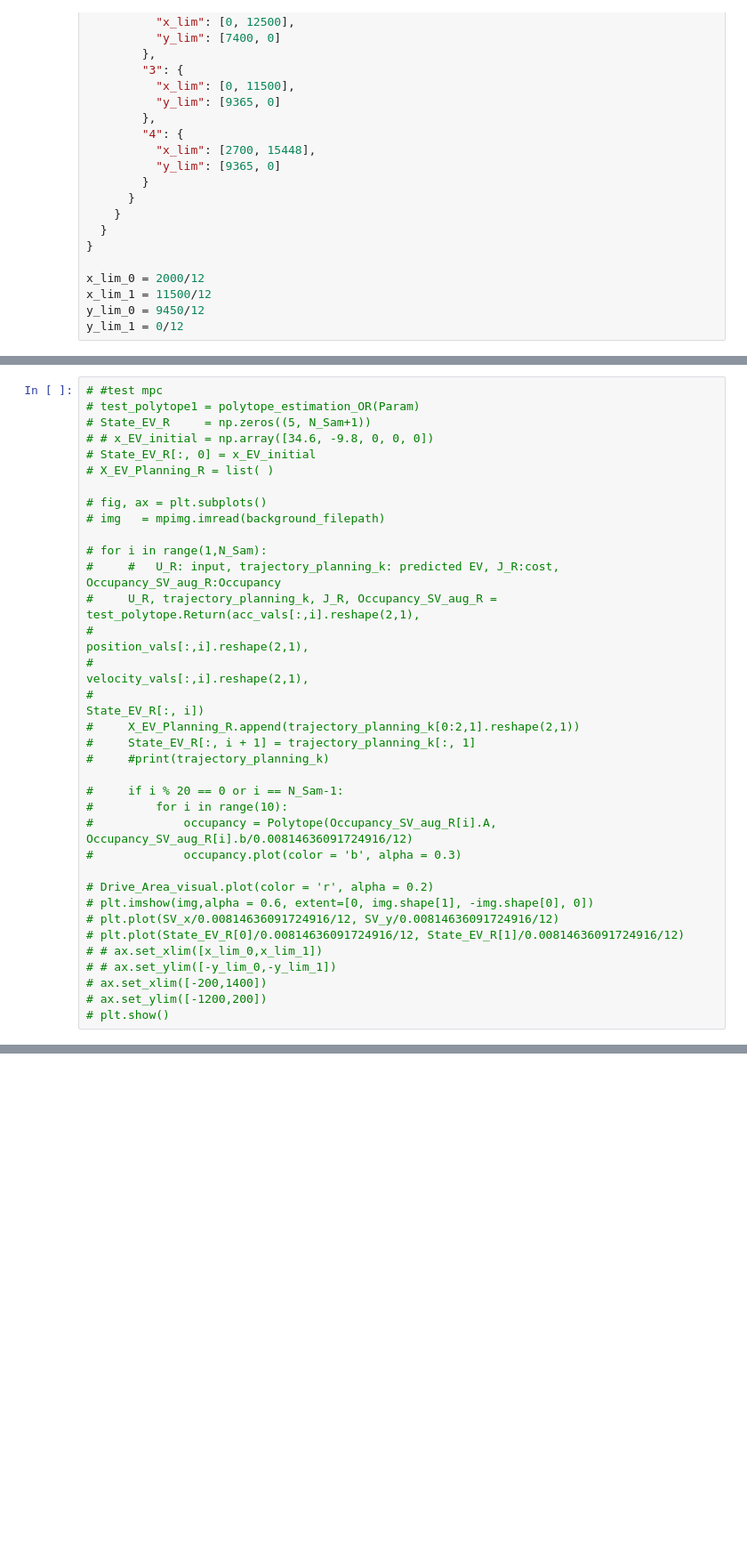
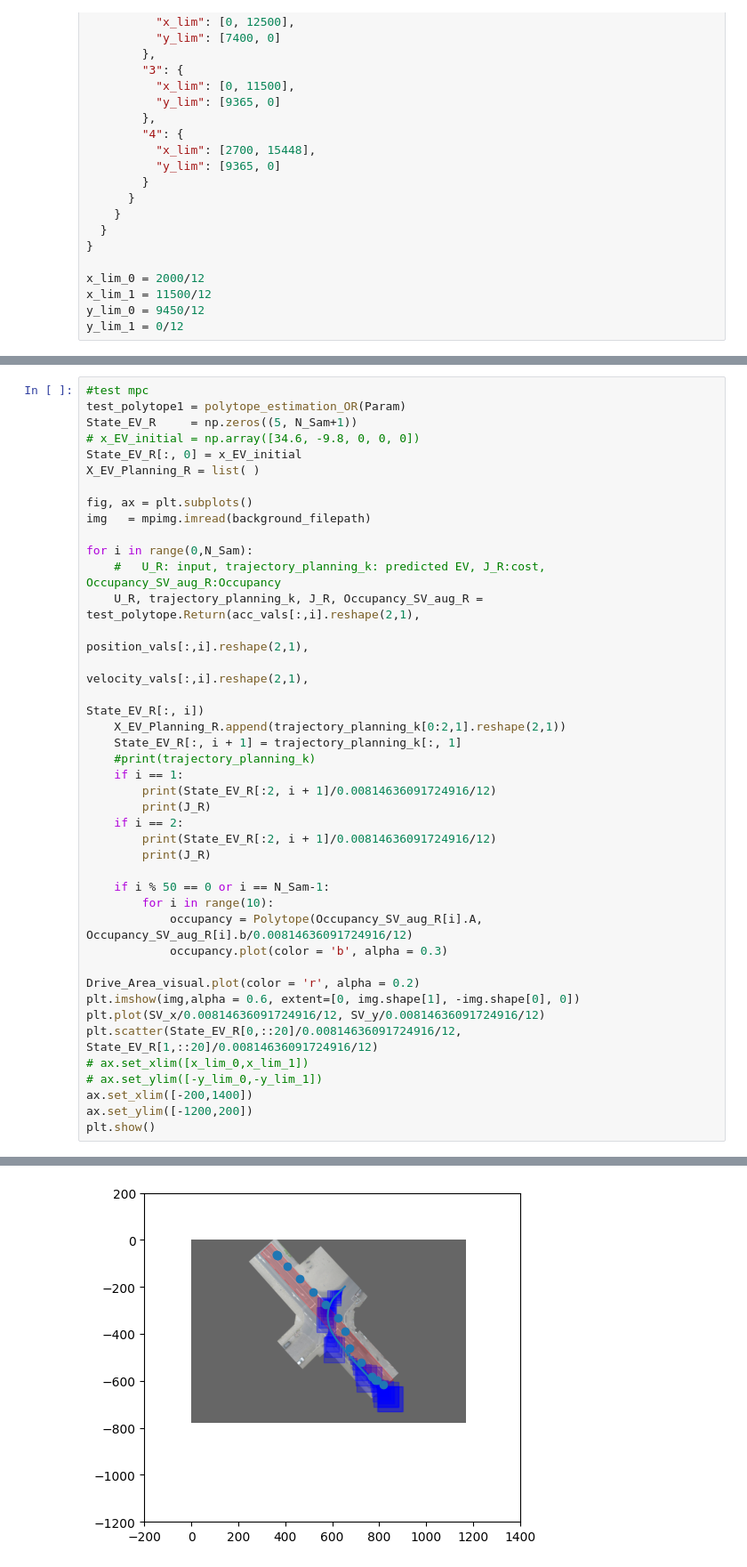
Before and after one commit to QDZHOU/FYP_Intent_Learning, a Jupyter notebook: MPC/MPC.ipynb, the cells around one changed output, grey strips where cells are left out. Shown at 89% size. Drawn from its saved outputs; the diff is of its cells as text; blank space fills up the shorter version.

```diff
--- a/MPC/MPC.ipynb
+++ b/MPC/MPC.ipynb
@@ -442,35 +463,42 @@ This program contains Ipopt, a library for large-scale nonlinear optimization.
 # %%
-# #test mpc
-# test_polytope1 = polytope_estimation_OR(Param)
-# State_EV_R     = np.zeros((5, N_Sam+1))
-# # x_EV_initial = np.array([34.6, -9.8, 0, 0, 0])
-# State_EV_R[:, 0] = x_EV_initial
-# X_EV_Planning_R = list( )
+#test mpc
+test_polytope1 = polytope_estimation_OR(Param)
+State_EV_R     = np.zeros((5, N_Sam+1))
+# x_EV_initial = np.array([34.6, -9.8, 0, 0, 0])
+State_EV_R[:, 0] = x_EV_initial
+X_EV_Planning_R = list( )
 
-# fig, ax = plt.subplots()
-# img   = mpimg.imread(background_filepath)
+fig, ax = plt.subplots()
+img   = mpimg.imread(background_filepath)
 
-# for i in range(1,N_Sam):
-#     #   U_R: input, trajectory_planning_k: predicted EV, J_R:cost, Occupancy_SV_aug_R:Occupancy
-#     U_R, trajectory_planning_k, J_R, Occupancy_SV_aug_R = test_polytope.Return(acc_vals[:,i].reshape(2,1),
-#                                                                                         position_vals[:,i].reshape(2,1),
-#                                                                                         velocity_vals[:,i].reshape(2,1),
-#                                                                                         State_EV_R[:, i])
-#     X_EV_Planning_R.append(trajectory_planning_k[0:2,1].reshape(2,1))
-#     State_EV_R[:, i + 1] = trajectory_planning_k[:, 1]
-#     #print(trajectory_planning_k)
+for i in range(0,N_Sam):
+    #   U_R: input, trajectory_planning_k: predicted EV, J_R:cost, Occupancy_SV_aug_R:Occupancy
+    U_R, trajectory_planning_k, J_R, Occupancy_SV_aug_R = test_polytope.Return(acc_vals[:,i].reshape(2,1),
+                                                                                        position_vals[:,i].reshape(2,1),
+                                                                                        velocity_vals[:,i].reshape(2,1),
+                                                                                        State_EV_R[:, i])
+    X_EV_Planning_R.append(trajectory_planning_k[0:2,1].reshape(2,1))
+    State_EV_R[:, i + 1] = trajectory_planning_k[:, 1]
+    #print(trajectory_planning_k)
+    if i == 1:
+        print(State_EV_R[:2, i + 1]/0.00814636091724916/12)
+        print(J_R)
+    if i == 2:
+        print(State_EV_R[:2, i + 1]/0.00814636091724916/12)
+        print(J_R)
 
-#     if i % 20 == 0 or i == N_Sam-1:
-#         for i in range(10):
-#             occupancy = Polytope(Occupancy_SV_aug_R[i].A, Occupancy_SV_aug_R[i].b/0.00814636091724916/12)
-#             occupancy.plot(color = 'b', alpha = 0.3)
+    if i % 50 == 0 or i == N_Sam-1:
+        for i in range(10):
+            occupancy = Polytope(Occupancy_SV_aug_R[i].A, Occupancy_SV_aug_R[i].b/0.00814636091724916/12)
+            occupancy.plot(color = 'b', alpha = 0.3)
 
-# Drive_Area_visual.plot(color = 'r', alpha = 0.2)
-# plt.imshow(img,alpha = 0.6, extent=[0, img.shape[1], -img.shape[0], 0])
-# plt.plot(SV_x/0.00814636091724916/12, SV_y/0.00814636091724916/12)
-# plt.plot(State_EV_R[0]/0.00814636091724916/12, State_EV_R[1]/0.00814636091724916/12)
-# # ax.set_xlim([x_lim_0,x_lim_1])
-# # ax.set_ylim([-y_lim_0,-y_lim_1])
-# ax.set_xlim([-200,1400])
-# ax.set_ylim([-1200,200])
-# plt.show()
+Drive_Area_visual.plot(color = 'r', alpha = 0.2)
+plt.imshow(img,alpha = 0.6, extent=[0, img.shape[1], -img.shape[0], 0])
+plt.plot(SV_x/0.00814636091724916/12, SV_y/0.00814636091724916/12)
+plt.scatter(State_EV_R[0,::20]/0.00814636091724916/12, State_EV_R[1,::20]/0.00814636091724916/12)
+# ax.set_xlim([x_lim_0,x_lim_1])
+# ax.set_ylim([-y_lim_0,-y_lim_1])
+ax.set_xlim([-200,1400])
+ax.set_ylim([-1200,200])
+plt.show()
+# %% [output]
@@ -477,3 +509,4 @@ This program contains Ipopt, a library for large-scale nonlinear optimization.
+[figure, added]
 # %%
 #test mpc
 test_polytope1 = polytope_estimation_OR(Param)
```
Also changed, not shown: parts of 13 cells of this notebook, 3 other files.
